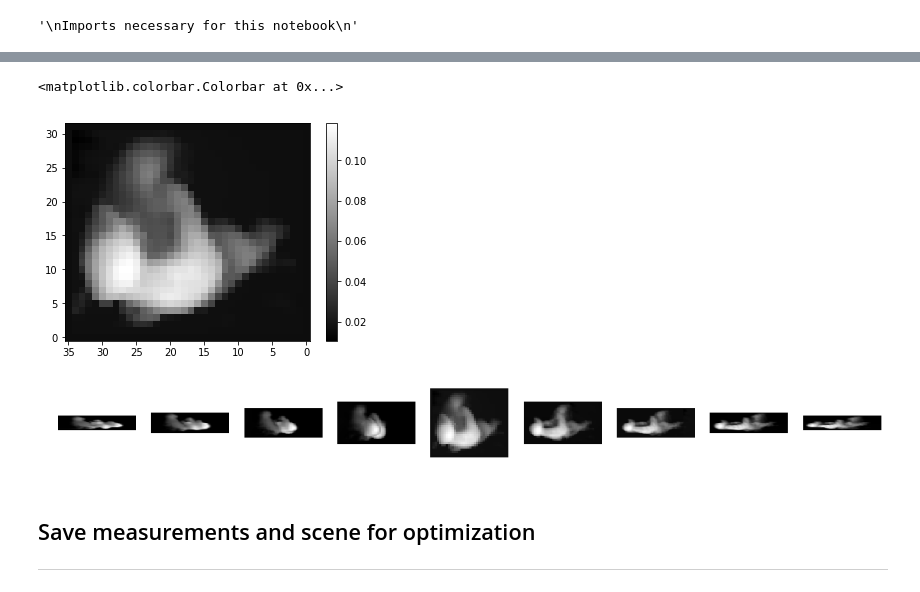
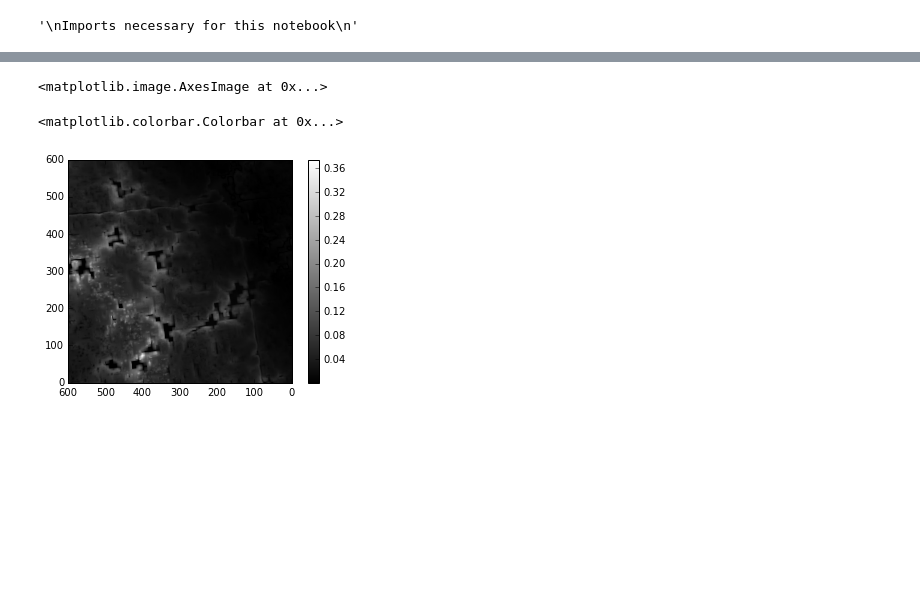
Before and after one commit to CloudTomography/AT3D, a Jupyter notebook: notebooks/Forward Rendering Polarized.ipynb, the cells around one changed output, grey strips where cells are left out. Drawn from its saved outputs; the diff is of its cells as text; code cells hidden in the pictures; blank space fills up the shorter version.

Commit message:
Forward polarized is working. Both Rayleigh and Mie seem to be working.

```diff
--- a/notebooks/Forward Rendering Polarized.ipynb
+++ b/notebooks/Forward Rendering Polarized.ipynb
@@ -87,0 +261,12 @@ rte_solver.solve(maxiter=100)
+# %%
+numerical_params = shdom.NumericalParameters()
+scene_params = shdom.SceneParameters(
+    wavelength=0.8,
+    source=shdom.SolarSource(azimuth=65, zenith=135),
+    boundary_conditions={'y': shdom.BoundaryCondition.periodic,
+                         'x': shdom.BoundaryCondition.periodic},
+)
+
+rte_solver = shdom.RteSolverPolarized(3, scene_params, numerical_params)
+rte_solver.init_medium(atmosphere)
+print(rte_solver.info)
@@ -107,57 +578,16 @@ NameError: name 'shdom' is not defined
+# %%
+sensor = PerspectiveMonochromeSensor(wavelength=0.8, fov=45, nx=600, ny=600, x=1.5, y=1.5, z=5.0)
+sensor.look_at_transform([1.0, 1.0, 0.0], [0.0, 1.0, 1.0])
+
+dolp = sensor.render(rte_solver)
 # %%
-"""
-Plot the synthetic image.
-axis are inverted so that image up would be pointing north and
-image left would be pointing East.
-"""
 %matplotlib inline
-plt.imshow(image)
+plt.imshow(dolp)
 plt.gca().invert_yaxis()
 plt.gca().invert_xaxis()
 plt.gray()
 plt.colorbar()
 # %% [output]
-<matplotlib.colorbar.Colorbar at 0x...>
+<matplotlib.image.AxesImage at 0x...>
+<matplotlib.colorbar.Colorbar at 0x...>
-[figure, old version]
+[figure, new version]
-# %%
-"""
-Define a sensor array and render an multi-view images of the domain.
-Rendering can be done with the render() and par_render() methods.
-Note that in some cases of small atmospheric domain, parallel rendering is slower due to comunication overhead.
-
-Plot the synthetic images.
-"""
-
-# A fly over from East to West (negative y-axis direction)
-zenith_list = [70.5, 60, 45.6, 26.1, 0, 26.1, 45.6, 60, 70.5]
-azimuth_list = [90, 90, 90, 90, 0, -90, -90, -90, -90]
-
-sensors = shdom.SensorArray()
-
-for zenith, azimuth in zip(zenith_list, azimuth_list):
-    sensor = shdom.OrthographicMonochromeSensor(
-        wavelength=scene_params.wavelength,
-        bounding_box=cloud.bounding_box,
-        x_resolution=0.02,
-        y_resolution=0.02,
-        azimuth=azimuth,
-        zenith=zenith,
-        altitude='TOA'
-    )
-    sensors.add_sensor(sensor)
-
-images = sensors.par_render(rte_solver, n_jobs=15)
-
-%matplotlib inline
-f, axarr = plt.subplots(1, len(images), figsize=(20, 15))
-for ax, image in zip(axarr, images):
-    ax.imshow(image)
-    ax.invert_xaxis()
-    ax.invert_yaxis()
-    ax.axis('off')
-plt.gray()
-# %% [output]
-[figure, removed]
-# %% [markdown]
-## Save measurements and scene for optimization
----
```
Also changed, not shown: parts of 20 cells of this notebook, 14 other files.
